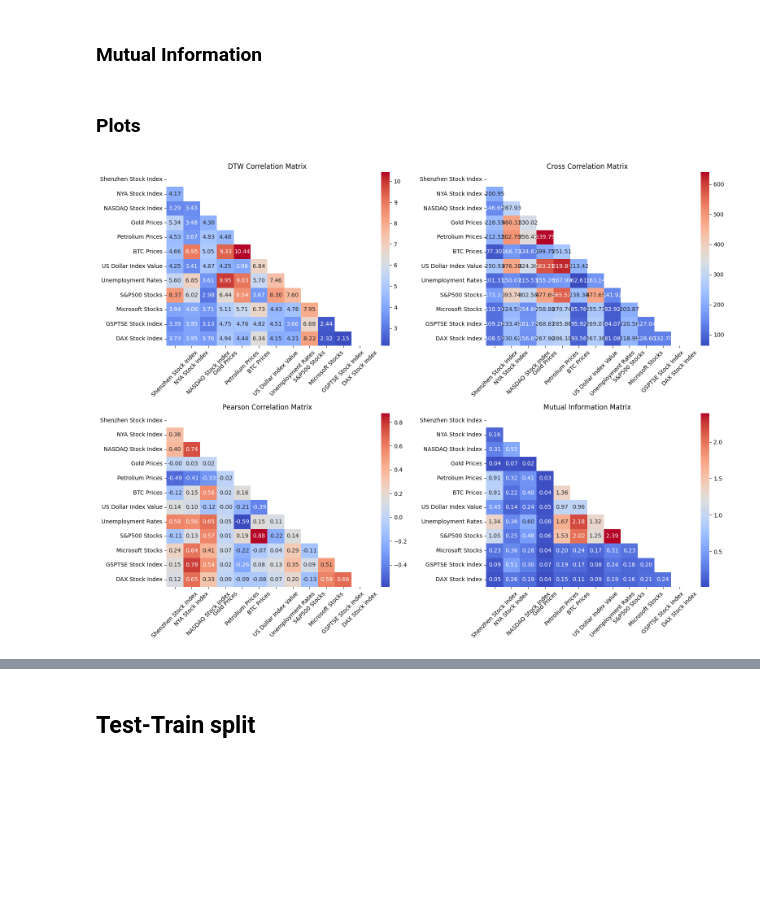
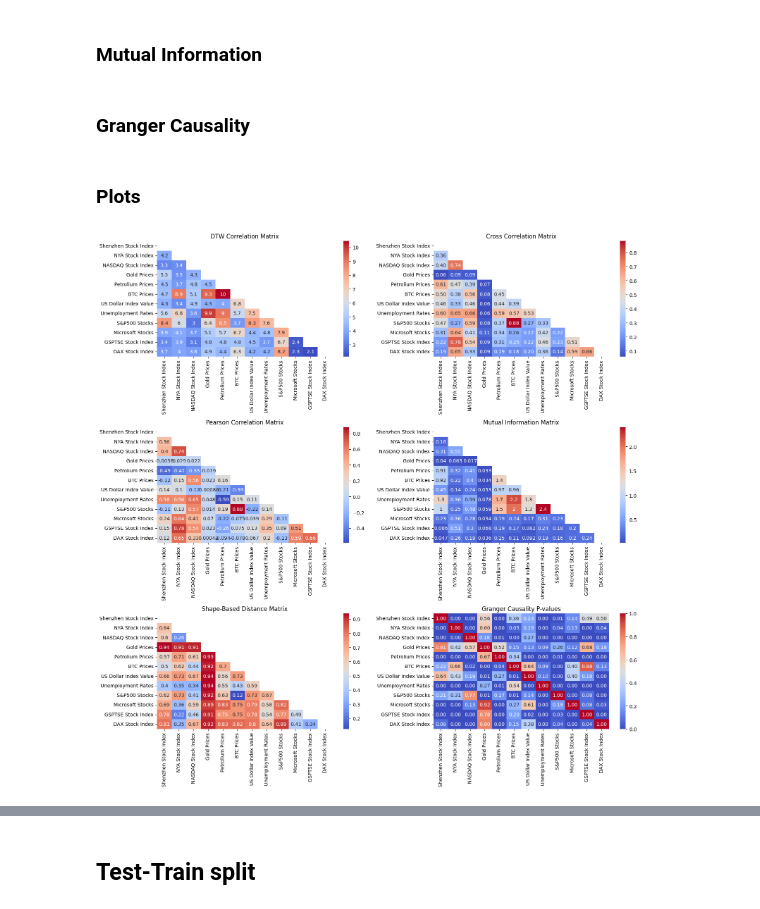
Before and after one commit to kimkynningsrud/MasterThesis2024, a Jupyter notebook: code.ipynb, the cells around one changed output, grey strips where cells are left out. Saved outputs shown, nothing was run; the diff lists cells and outputs as text; code cells hidden in the pictures; blank space fills up the shorter version.

Commit message:
implemented similarity compared to tlg

```diff
--- a/code.ipynb
+++ b/code.ipynb
@@ -488,11 +537,11 @@ dtw_df = compare_datasets_with_dtw(preprocessed_datasets, plot_alignments=True)
 # %%
 def compare_datasets_with_cross_correlation(datasets):
     """
-    Compares each dataset to every other dataset using cross-correlation.
-    Assumes the column of interest is the last one in each dataset.
+    Compares each dataset to every other dataset using normalized cross-correlation.
+    The column of interest is the last one in each dataset.
 
     :param datasets: Dictionary of Pandas DataFrames, each representing a time series dataset.
-    :return: A DataFrame of cross-correlation scores between each pair of datasets.
+    :return: A DataFrame of normalized cross-correlation scores between each pair of datasets.
     """
     dataset_names = list(datasets.keys())
     n = len(dataset_names)
@@ -504,13 +553,17 @@ def compare_datasets_with_cross_correlation(datasets):
             series_i = datasets[dataset_names[i]].iloc[:, -1]
             series_j = datasets[dataset_names[j]].iloc[:, -1]
 
+            # Normalize the series
+            series_i = (series_i - np.mean(series_i)) / np.std(series_i)
+            series_j = (series_j - np.mean(series_j)) / np.std(series_j)
+
             # Compute cross-correlation
             corr = correlate(series_i, series_j, mode='full')
-            max_corr = np.max(corr)
+            max_corr = np.max(np.abs(corr)) / len(series_i)  # Normalize by series length
+
             cross_corr_matrix[i, j] = cross_corr_matrix[j, i] = max_corr
 
     return pd.DataFrame(cross_corr_matrix.round(2), index=dataset_names, columns=dataset_names)
-
 cross_corr_df = compare_datasets_with_cross_correlation(preprocessed_datasets)
 # %% [markdown]
 ### Pearson correlation
@@ -576,3 +629,5 @@ def compute_mutual_information_matrix(preprocessed_datasets):
     return pd.DataFrame(mi_matrix, index=dataset_names, columns=dataset_names)
 
 mi_matrix_df = compute_mutual_information_matrix(preprocessed_datasets)
+# %% [markdown]
+### Granger Causality
@@ -579,37 +673,51 @@ mi_matrix_df = compute_mutual_information_matrix(preprocessed_datasets)
 # %% [markdown]
 ### Plots
 # %%
-# Set up the matplotlib figure with a 2x2 grid
-fig, axs = plt.subplots(2, 2, figsize=(16, 12))
+import matplotlib.pyplot as plt
+import seaborn as sns
+import numpy as np
+
+# Set up the matplotlib figure with a 3x2 grid
+fig, axs = plt.subplots(3, 2, figsize=(16, 16))
 mask = np.triu(np.ones_like(dtw_df, dtype=bool))
 
 # Adjust the whitespace between plots
 plt.subplots_adjust(wspace=0.5, hspace=0.5)
 
 # Define the rotation angle for x-axis labels
-rotation_angle = 45
+rotation_angle = 90
 
 # Plot the first correlation matrix (DTW)
-sns.heatmap(dtw_df, ax=axs[0, 0], fmt=".2f", annot=True, cmap='coolwarm', cbar=True, mask=mask)
+sns.heatmap(dtw_df, ax=axs[0, 0], annot=True, cmap='coolwarm', mask=mask)
 axs[0, 0].set_title('DTW Correlation Matrix')
 axs[0, 0].set_xticklabels(axs[0, 0].get_xticklabels(), rotation=rotation_angle)
 
 # Plot the second correlation matrix (Cross Correlation)
-sns.heatmap(cross_corr_df, ax=axs[0, 1], fmt=".2f", annot=True, cmap='coolwarm', cbar=True, mask=mask)
+sns.heatmap(cross_corr_df, ax=axs[0, 1], fmt=".2f", annot=True, cmap='coolwarm', mask=mask)
 axs[0, 1].set_title('Cross Correlation Matrix')
 axs[0, 1].set_xticklabels(axs[0, 1].get_xticklabels(), rotation=rotation_angle)
 
 # Plot the third correlation matrix (Pearson)
-sns.heatmap(pearson_correlation_df, ax=axs[1, 0], fmt=".2f", annot=True, cmap='coolwarm', cbar=True, mask=mask)
+sns.heatmap(pearson_correlation_df, ax=axs[1, 0], annot=True, cmap='coolwarm', mask=mask)
 axs[1, 0].set_title('Pearson Correlation Matrix')
 axs[1, 0].set_xticklabels(axs[1, 0].get_xticklabels(), rotation=rotation_angle)
 
 # Plot the fourth correlation matrix (Mutual Information)
-sns.heatmap(mi_matrix_df, ax=axs[1, 1], fmt=".2f", annot=True, cmap='coolwarm', cbar=True, mask=mask)
+sns.heatmap(mi_matrix_df, ax=axs[1, 1], annot=True, cmap='coolwarm', mask=mask)
 axs[1, 1].set_title('Mutual Information Matrix')
-axs[1, 1].set_xticklabels(axs[1, 0].get_xticklabels(), rotation=rotation_angle)
+axs[1, 1].set_xticklabels(axs[1, 1].get_xticklabels(), rotation=rotation_angle)
 
-plt.tight_layout() # Adjust layout to make room for the rotated x-axis labels
+# Plot the fifth correlation matrix (Shape-Based Distance)
+sns.heatmap(sbd_df, ax=axs[2, 0], annot=True, cmap='coolwarm', mask=mask)
+axs[2, 0].set_title('Shape-Based Distance Matrix')
+axs[2, 0].set_xticklabels(axs[2, 0].get_xticklabels(), rotation=rotation_angle)
+
+# Plot the sixth correlation matrix (Granger Causality)
+sns.heatmap(gc_p_values_df, ax=axs[2, 1], fmt=".2f", annot=True, cmap='coolwarm')
+axs[2, 1].set_title('Granger Causality P-values')
+axs[2, 1].set_xticklabels(axs[2, 1].get_xticklabels(), rotation=rotation_angle)
+
+plt.tight_layout()  # Adjust layout to make room for the rotated x-axis labels
 plt.show()
 # %% [output]
-[figure, old version]
+[figure, new version]
```
Also changed, not shown: parts of 26 cells of this notebook.
